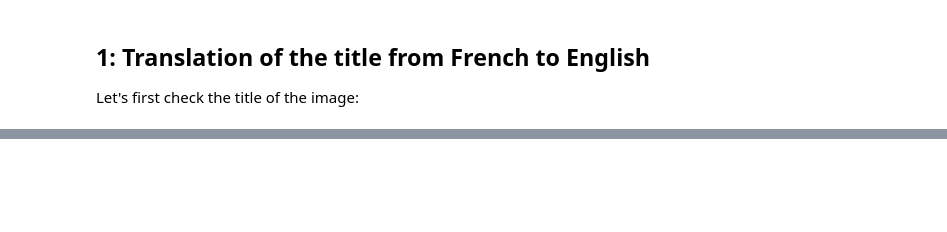
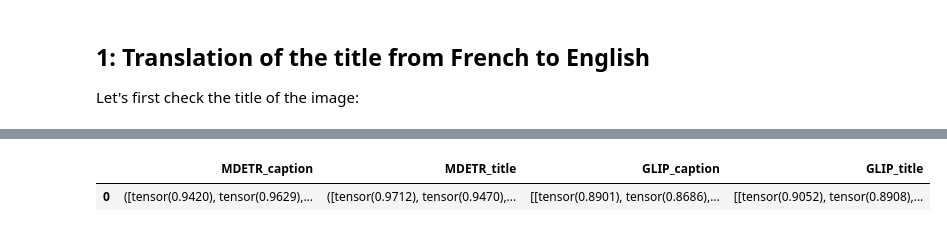
Before and after one commit to tgieruc/Heritage-in-the-digital-age, a Jupyter notebook: demo_pipeline.ipynb, the cells around one changed output, grey strips where cells are left out. Saved outputs shown, nothing was run; the diff lists cells and outputs as text; code cells hidden in the pictures; blank space fills up the shorter version.

```diff
--- a/demo_pipeline.ipynb
+++ b/demo_pipeline.ipynb
@@ -68,0 +161,5 @@ The new information:
+# %%
+pd.read_pickle('demo/3_phrase_grounding.pkl')[['MDETR_caption', 'MDETR_title', 'GLIP_caption', 'GLIP_title']]
+# %% [output]
+|  | MDETR_caption | MDETR_title | GLIP_caption | GLIP_title |
+| 0 | ([tensor(0.9420), tensor(0.9629),... | ([tensor(0.9712), tensor(0.9470),... | [[tensor(0.8901), tensor(0.8686),... | [[tensor(0.9052), tensor(0.8908),... |
```
Also changed, not shown: parts of 49 cells of this notebook.
